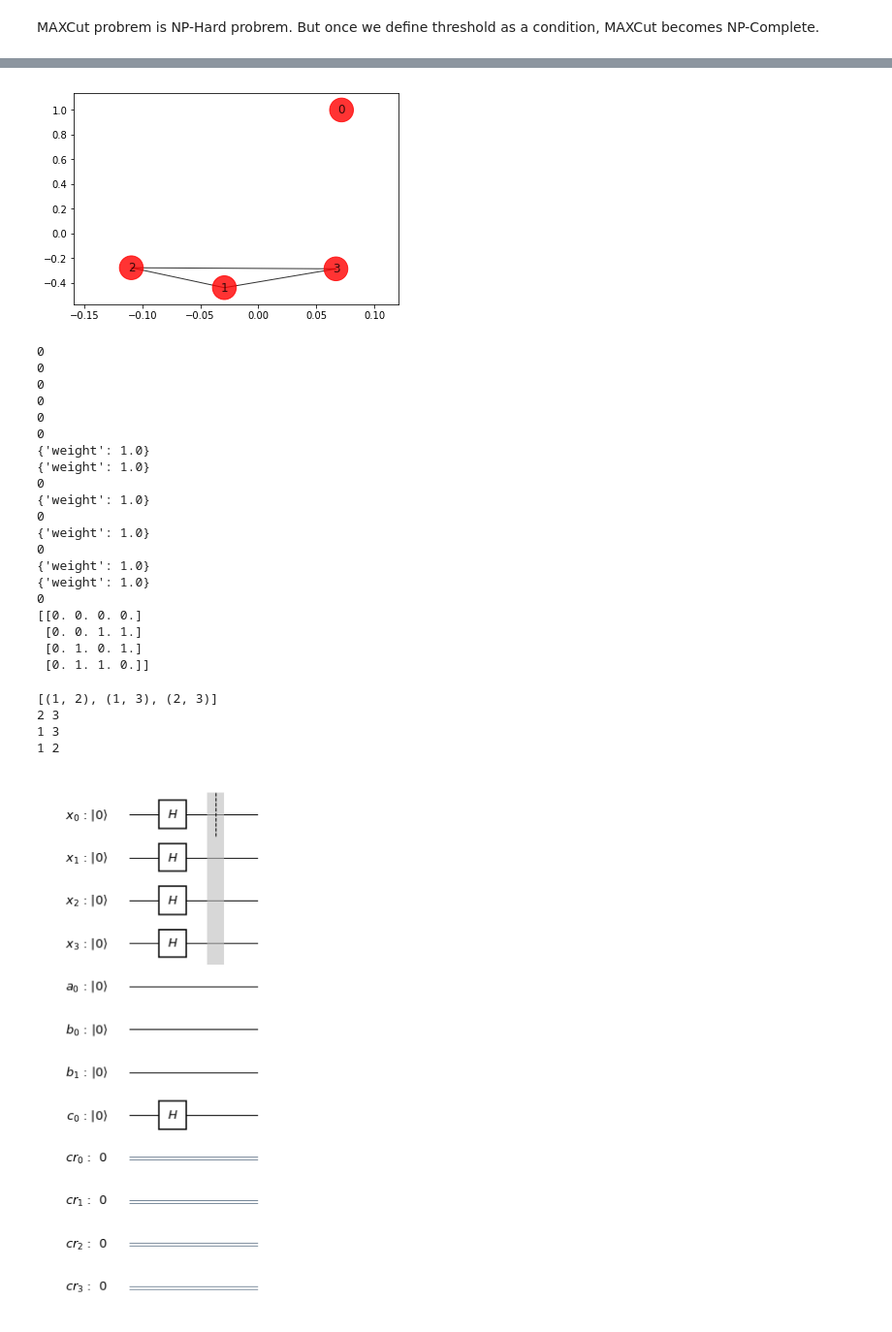
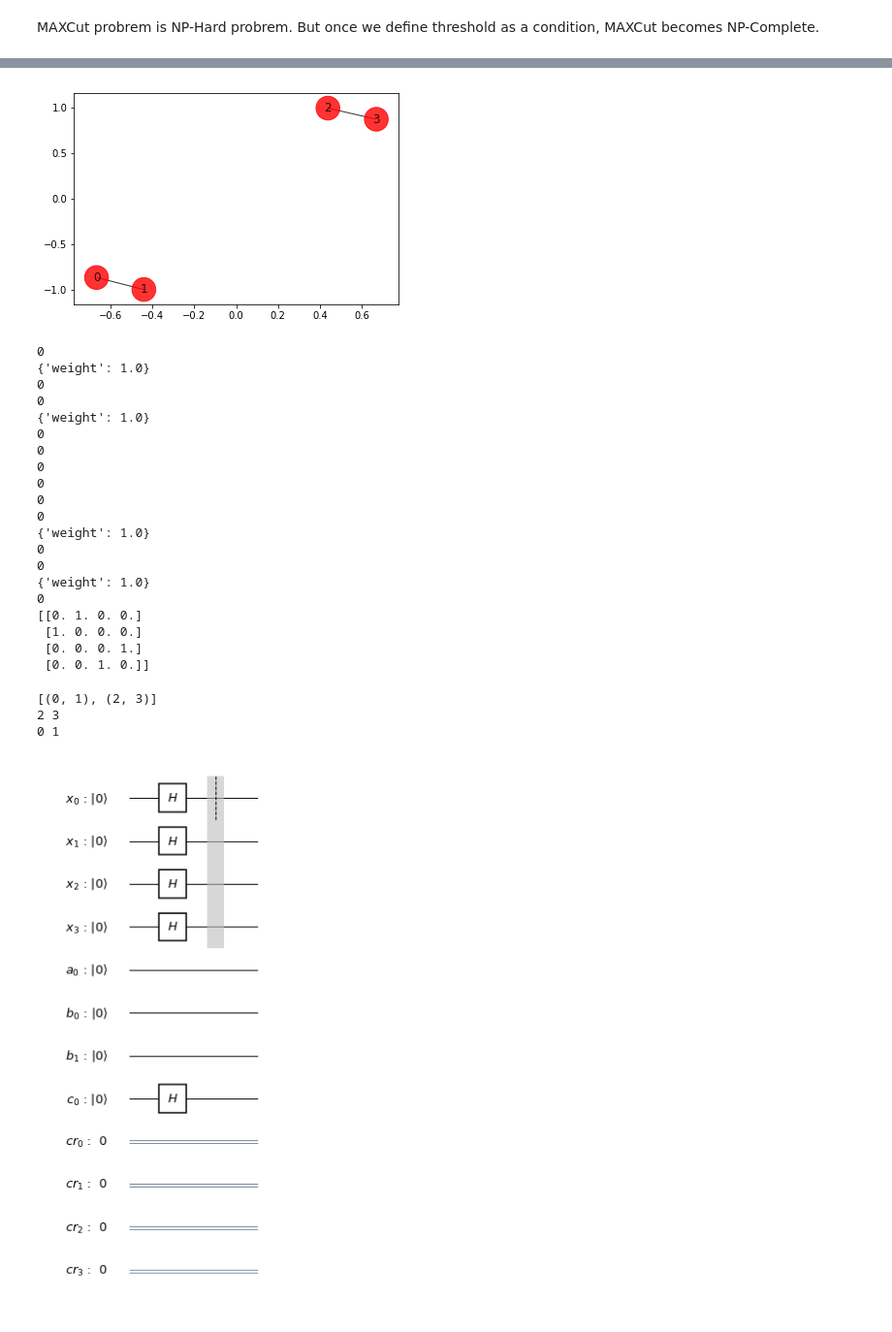
Before and after one commit to msramalho/grover-max-cut, a Jupyter notebook: grover_max_cut.ipynb, the cells around one changed output, grey strips where cells are left out. Shown at 97% size. Saved outputs shown, nothing was run; the diff lists cells and outputs as text; code cells hidden in the pictures.

```diff
--- a/grover_max_cut.ipynb
+++ b/grover_max_cut.ipynb
@@ -39,29 +43,29 @@ print(edge_direct)
 # %%
 # define edges and weight
 # elist = []
 # while len(elist)<3:
 # #     print("success1")
 #     e_start = random.randint(0, n-1)#it is used to define node connection
 #     e_end = random.randint(0, n-1)#it is used to define node connection
 # #     print("success2")
 
 #     if e_start != e_end:
 #         edge = (e_start, e_end, weight)
 #         elist.append(edge)
 #         print(elist)
 
 # print(elist)
-elist=[(1,2,1.0),(1,3,1.0), (2, 3, 1.0)]
+elist=[(2,3,1.0), (0, 1, 1.0)]
 G=nx.Graph()
 G.add_nodes_from(np.arange(0, n,1))
 G.add_weighted_edges_from(elist)
 
 colors = ['r' for node in G.nodes()]
 pos = nx.spring_layout(G)
 default_axes = plt.axes(frameon=True)
 nx.draw_networkx(G, node_color=colors, node_size=600, alpha=.8, ax=default_axes, pos=pos)
 # %% [output]
-[figure, old version]
+[figure, new version]
 # %%
 # Computing the weight matrix from the random graph
 w = np.zeros([n,n])
@@ -73,6 +77,11 @@ for i in range(n):
             w[i,j] = temp["weight"]
 print(w)
 # %% [output]
+0
+{'weight': 1.0}
+0
+0
+{'weight': 1.0}
 0
 0
 0
@@ -80,19 +89,14 @@ print(w)
 0
 0
 {'weight': 1.0}
-{'weight': 1.0}
+0
 0
 {'weight': 1.0}
 0
-{'weight': 1.0}
-0
-{'weight': 1.0}
-{'weight': 1.0}
-0
-[[0. 0. 0. 0.]
- [0. 0. 1. 1.]
- [0. 1. 0. 1.]
- [0. 1. 1. 0.]]
+[[0. 1. 0. 0.]
+ [1. 0. 0. 0.]
+ [0. 0. 0. 1.]
+ [0. 0. 1. 0.]]
 # %%
 edges = list(G.edges)
 print(edges)
@@ -102,10 +106,9 @@ while edges:
 #     i = int(i)
     print(i, j)
 # %% [output]
-[(1, 2), (1, 3), (2, 3)]
+[(0, 1), (2, 3)]
 2 3
-1 3
-1 2
+0 1
 # %%
 ## difine circuit
 
```
Also changed, not shown: parts of 7 cells of this notebook.
